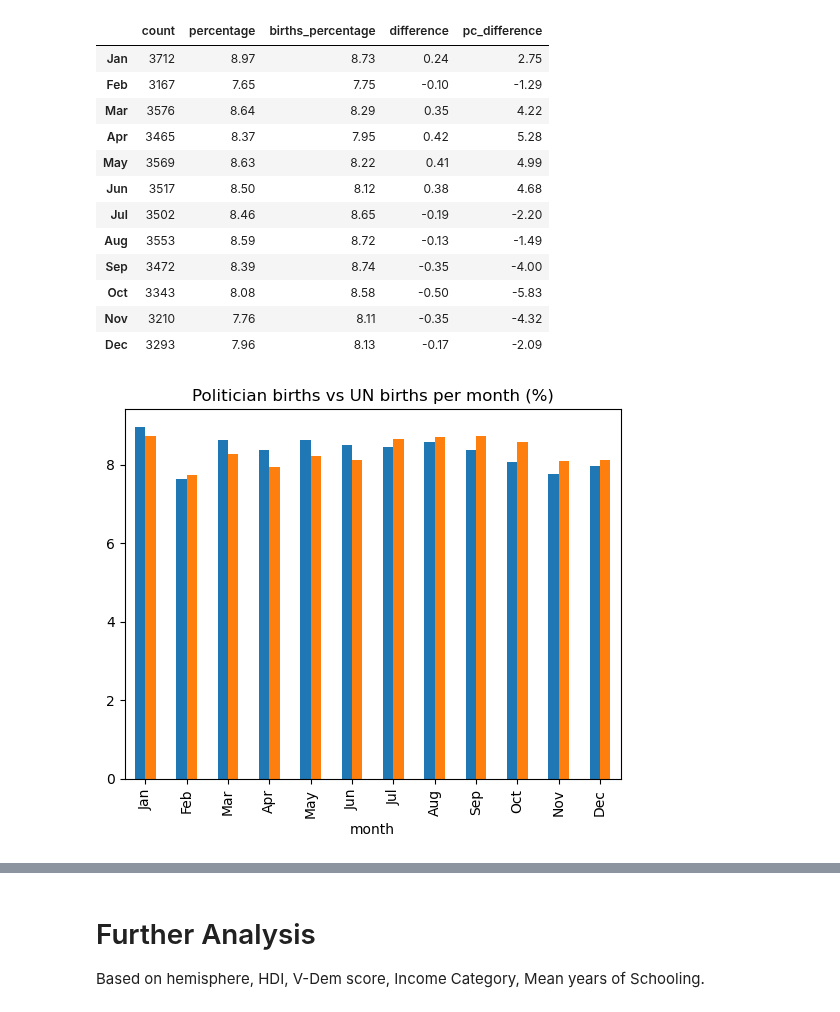
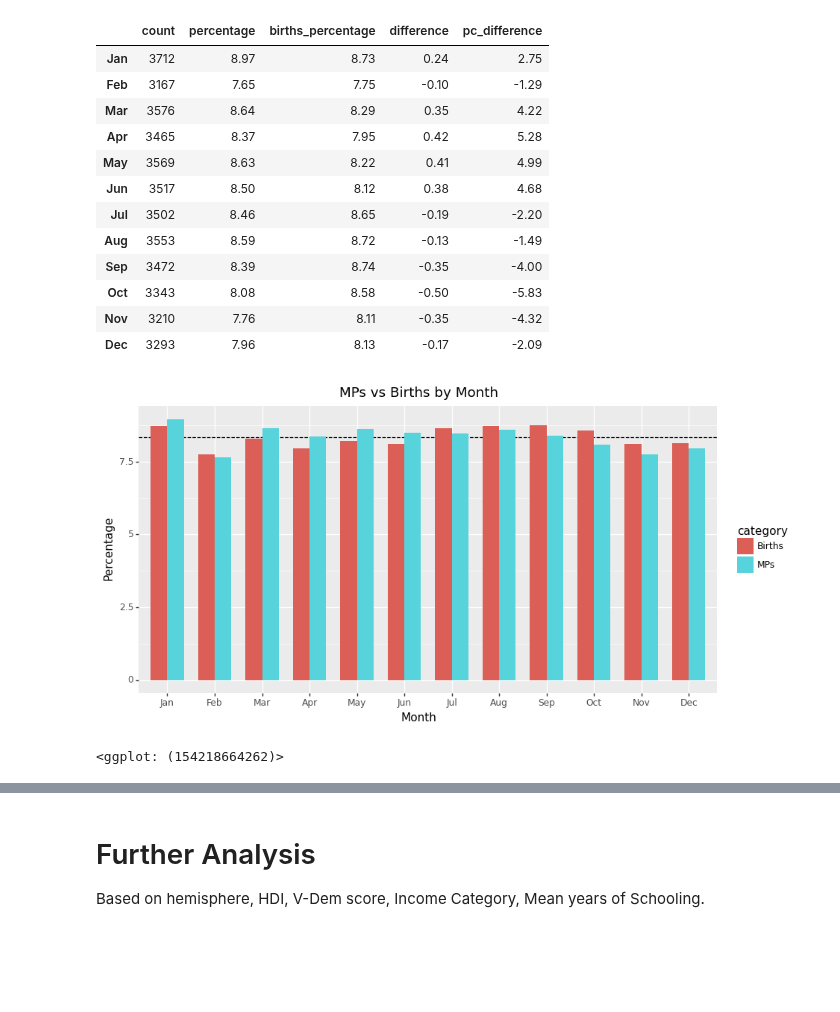
Before and after one commit to OjasSB/DS105, a Jupyter notebook: notebooks/Birth Month Analysis.ipynb, the cells around one changed output, grey strips where cells are left out. Drawn from its saved outputs; the diff is of its cells as text; code cells hidden in the pictures; blank space fills up the shorter version.

Commit message:
Changed double plot to plotnine #9
Also renamed module to UN_monthly_births as discussed

```diff
--- a/notebooks/Birth Month Analysis.ipynb
+++ b/notebooks/Birth Month Analysis.ipynb
@@ -74,12 +74,18 @@ df
 | Oct | 3343 | 8.08 | 8.58 | -0.50 | -5.83 |
 | Nov | 3210 | 7.76 | 8.11 | -0.35 | -4.32 |
 | Dec | 3293 | 7.96 | 8.13 | -0.17 | -2.09 |
-# %%
-# Plotnine does not support secondary axes, so I have to use matplotlib
-df['month'] = df.index
-df['month'] = pd.Categorical(df['month'], categories=['Jan','Feb','Mar','Apr','May','Jun','Jul','Aug','Sep','Oct','Nov','Dec'], ordered=True)
-df.plot(x='month', y=['percentage','births_percentage'], legend=False, kind='bar', title='Politician births vs UN births per month (%)')
-plt.show()
-# %% [output]
-[figure, removed]
+# %%
+# Plotnine requires a different kind of dataframe for double bar plot
+df_for_double_plot=pd.concat([df[['percentage']], df[['births_percentage']].rename(columns={'births_percentage':'percentage'})], axis=0).reset_index()
+df_for_double_plot['category']=['MPs' if x<12 else 'Births' for x in range(24)]
+# %%
+# Double bar plot in plotnine
+ggplot(df_for_double_plot, aes(x='index', y='percentage', fill='category')) \
+    + geom_hline(yintercept=8.33, linetype='dashed', color='black') \
+    + geom_bar(stat='identity', position='dodge', width=0.7) \
+    + labs(x='Month', y='Percentage', title='MPs vs Births by Month') \
+    + theme(figure_size=(10, 5))
+# %% [output]
+[figure, added]
+<ggplot: (154218664262)>
 # %%
```
Also changed, not shown: parts of 3 cells of this notebook, 1 other file.
